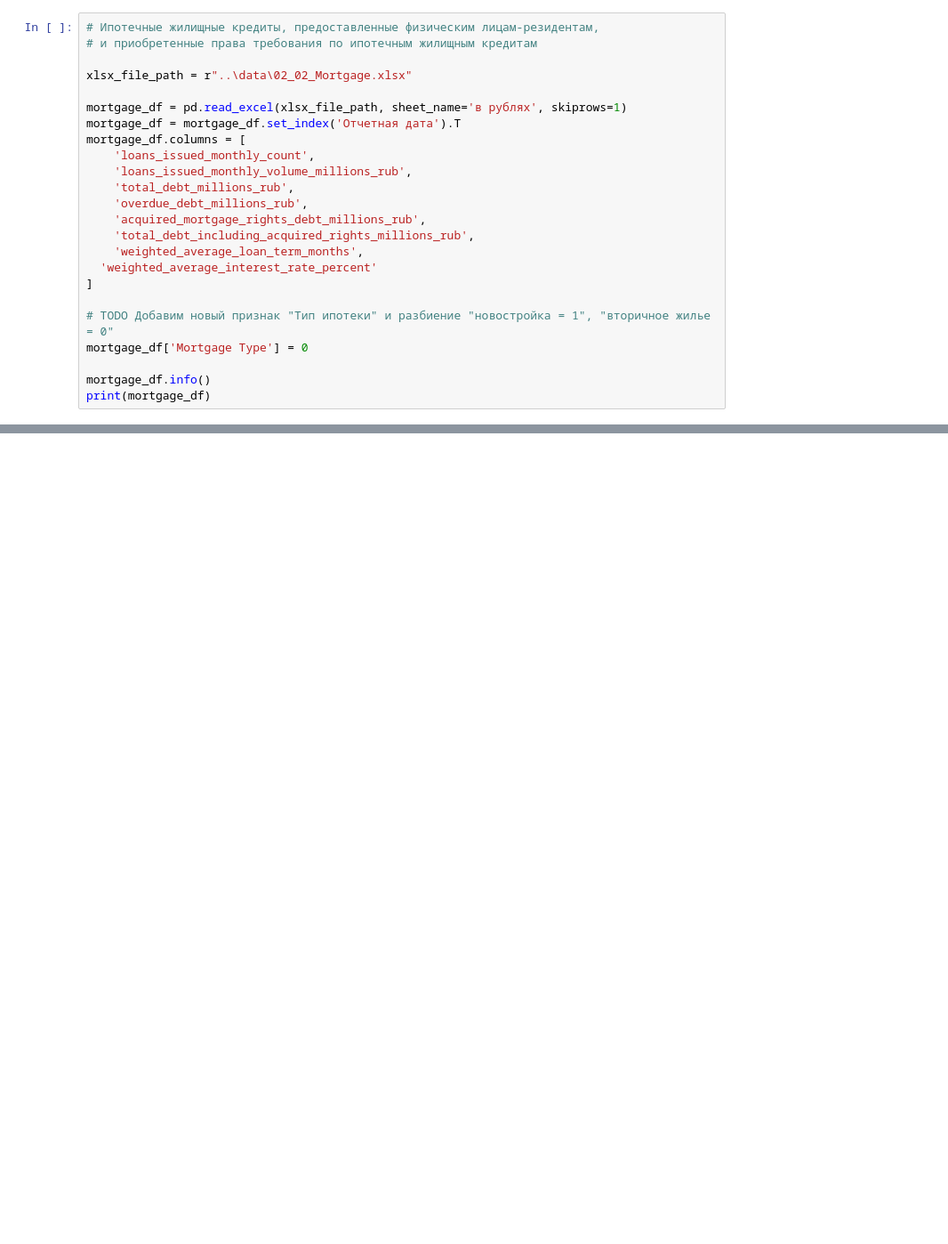
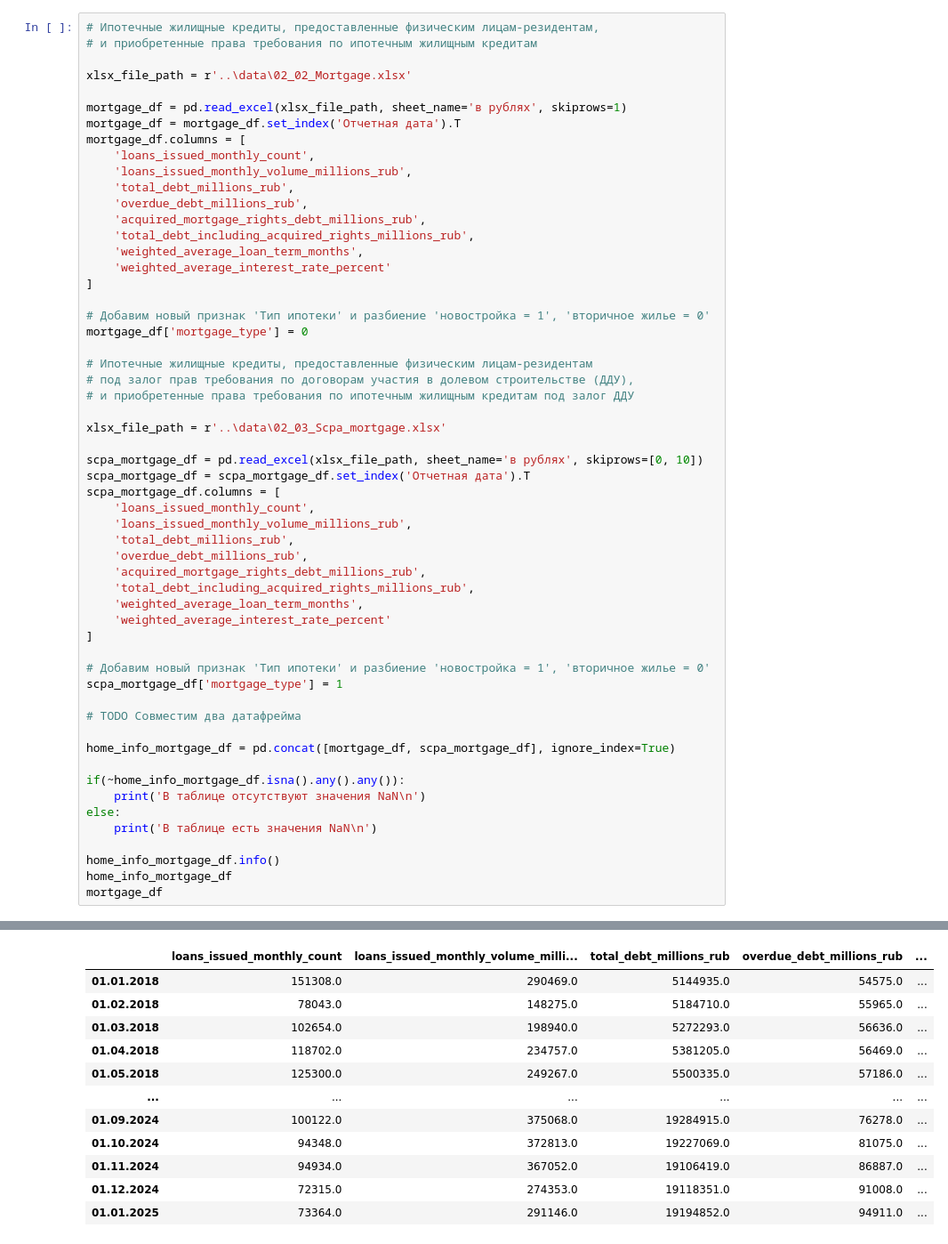
Before and after one commit to AndMarina/housing-prices-mortgage-rates, a Jupyter notebook: notebooks/data_collection.ipynb, the cells around one changed output, grey strips where cells are left out. Shown: that part at 89% size. Drawn from its saved outputs; the diff is of its cells as text; blank space fills up the shorter version.

```diff
--- a/notebooks/data_collection.ipynb
+++ b/notebooks/data_collection.ipynb
@@ -60,7 +147,7 @@ memory usage: 27.6 KB
 # Ипотечные жилищные кредиты, предоставленные физическим лицам-резидентам,
 # и приобретенные права требования по ипотечным жилищным кредитам
 
-xlsx_file_path = r"..\data\02_02_Mortgage.xlsx"
+xlsx_file_path = r'..\data\02_02_Mortgage.xlsx'
 
 mortgage_df = pd.read_excel(xlsx_file_path, sheet_name='в рублях', skiprows=1)
 mortgage_df = mortgage_df.set_index('Отчетная дата').T
@@ -72,12 +159,44 @@ mortgage_df.columns = [
     'acquired_mortgage_rights_debt_millions_rub',
     'total_debt_including_acquired_rights_millions_rub',
     'weighted_average_loan_term_months',
-  'weighted_average_interest_rate_percent'
+    'weighted_average_interest_rate_percent'
 ]
 
-# TODO Добавим новый признак "Тип ипотеки" и разбиение "новостройка = 1", "вторичное жилье = 0"
-mortgage_df['Mortgage Type'] = 0
+# Добавим новый признак 'Тип ипотеки' и разбиение 'новостройка = 1', 'вторичное жилье = 0'
+mortgage_df['mortgage_type'] = 0
 
-mortgage_df.info()
-print(mortgage_df)
+# Ипотечные жилищные кредиты, предоставленные физическим лицам-резидентам
+# под залог прав требования по договорам участия в долевом строительстве (ДДУ),
+# и приобретенные права требования по ипотечным жилищным кредитам под залог ДДУ
+
+xlsx_file_path = r'..\data\02_03_Scpa_mortgage.xlsx'
+
+scpa_mortgage_df = pd.read_excel(xlsx_file_path, sheet_name='в рублях', skiprows=[0, 10])
+scpa_mortgage_df = scpa_mortgage_df.set_index('Отчетная дата').T
+scpa_mortgage_df.columns = [
+    'loans_issued_monthly_count',
+    'loans_issued_monthly_volume_millions_rub',
+    'total_debt_millions_rub',
+    'overdue_debt_millions_rub',
+    'acquired_mortgage_rights_debt_millions_rub',
+    'total_debt_including_acquired_rights_millions_rub',
+    'weighted_average_loan_term_months',
+    'weighted_average_interest_rate_percent'
+]
+
+# Добавим новый признак 'Тип ипотеки' и разбиение 'новостройка = 1', 'вторичное жилье = 0'
+scpa_mortgage_df['mortgage_type'] = 1
+
+# TODO Совместим два датафрейма
+
+home_info_mortgage_df = pd.concat([mortgage_df, scpa_mortgage_df], ignore_index=True)
+
+if(~home_info_mortgage_df.isna().any().any()):
+    print('В таблице отсутствуют значения NaN\n')
+else:
+    print('В таблице есть значения NaN\n')
+
+home_info_mortgage_df.info()
+home_info_mortgage_df
+mortgage_df
 # %% [output]
@@ -100,0 +221,12 @@ Data columns (total 9 columns):
+|  | loans_issued_monthly_count | loans_issued_monthly_volume_milli... | total_debt_millions_rub | overdue_debt_millions_rub | ... |
+| 01.01.2018 | 151308.0 | 290469.0 | 5144935.0 | 54575.0 | ... |
+| 01.02.2018 | 78043.0 | 148275.0 | 5184710.0 | 55965.0 | ... |
+| 01.03.2018 | 102654.0 | 198940.0 | 5272293.0 | 56636.0 | ... |
+| 01.04.2018 | 118702.0 | 234757.0 | 5381205.0 | 56469.0 | ... |
+| 01.05.2018 | 125300.0 | 249267.0 | 5500335.0 | 57186.0 | ... |
+| ... | ... | ... | ... | ... | ... |
+| 01.09.2024 | 100122.0 | 375068.0 | 19284915.0 | 76278.0 | ... |
+| 01.10.2024 | 94348.0 | 372813.0 | 19227069.0 | 81075.0 | ... |
+| 01.11.2024 | 94934.0 | 367052.0 | 19106419.0 | 86887.0 | ... |
+| 01.12.2024 | 72315.0 | 274353.0 | 19118351.0 | 91008.0 | ... |
+| 01.01.2025 | 73364.0 | 291146.0 | 19194852.0 | 94911.0 | ... |
```
Also changed, not shown: parts of 19 cells of this notebook, 8 other files.
